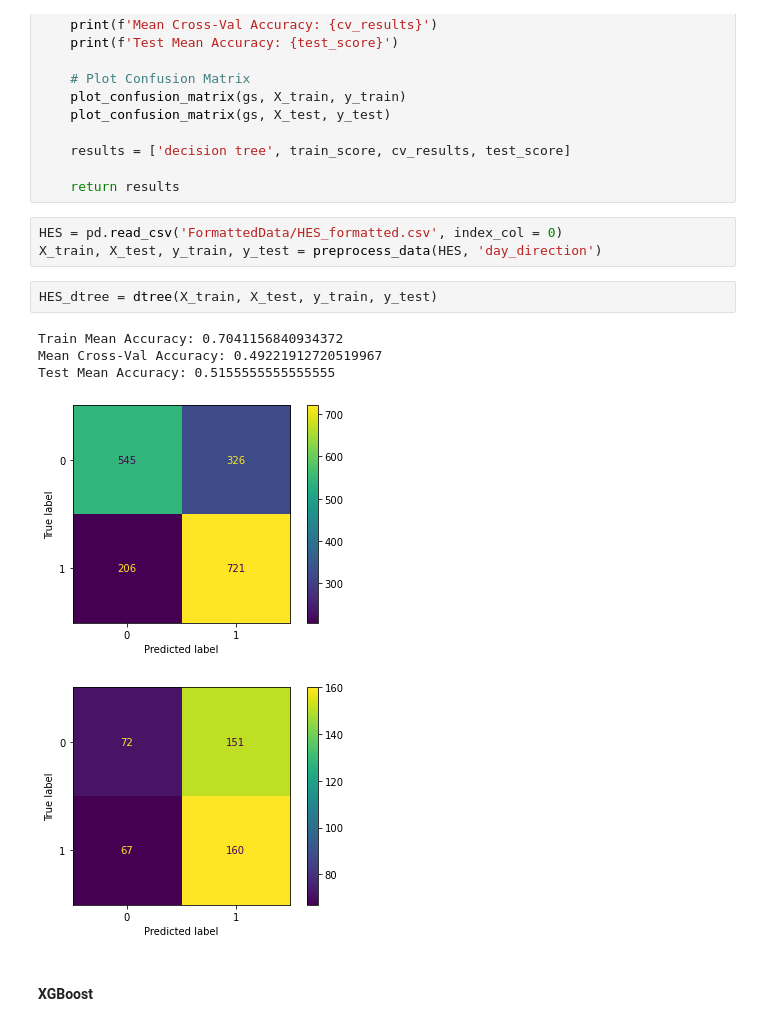
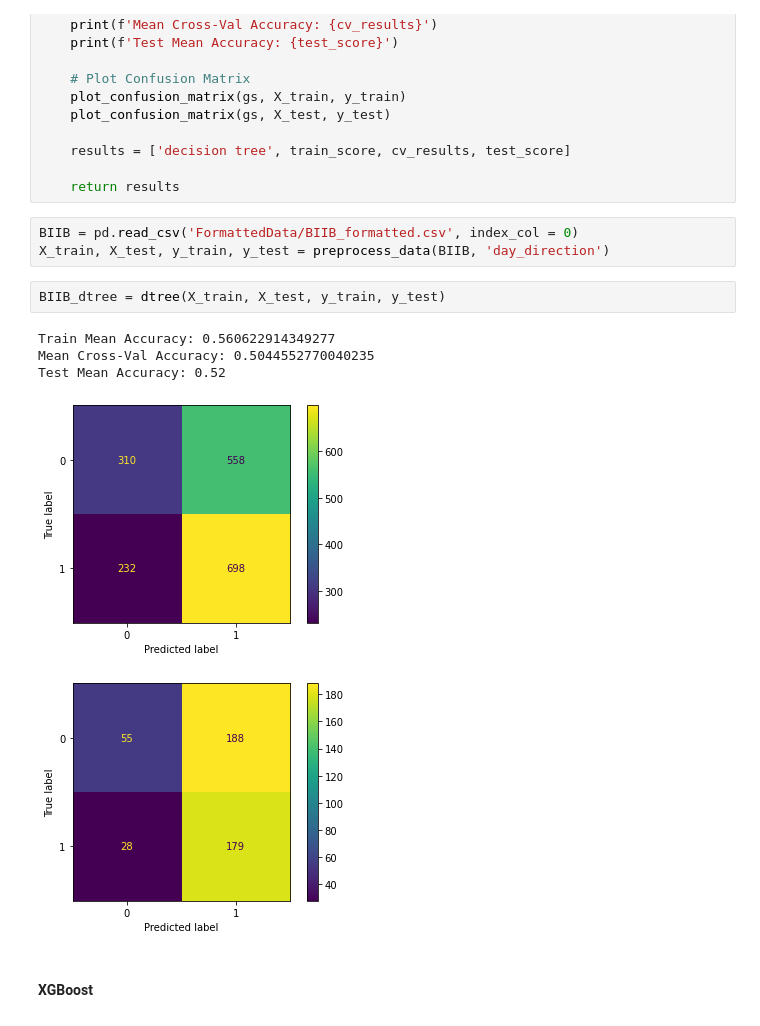
Before and after one commit to tjbray20/Market_Machine_Learning, a Jupyter notebook: MainNotebook.ipynb, the cells around one changed output. Cells and saved outputs as stored; diff of their text form.

```diff
--- a/MainNotebook.ipynb
+++ b/MainNotebook.ipynb
@@ -807,16 +811,16 @@ def dtree(X_train, X_test, y_train, y_test, cv=5):
 
     return results
 # %%
-HES = pd.read_csv('FormattedData/HES_formatted.csv', index_col = 0)
-X_train, X_test, y_train, y_test = preprocess_data(HES, 'day_direction')
+BIIB = pd.read_csv('FormattedData/BIIB_formatted.csv', index_col = 0)
+X_train, X_test, y_train, y_test = preprocess_data(BIIB, 'day_direction')
 # %%
-HES_dtree = dtree(X_train, X_test, y_train, y_test)
+BIIB_dtree = dtree(X_train, X_test, y_train, y_test)
 # %% [output]
-Train Mean Accuracy: 0.7041156840934372
-Mean Cross-Val Accuracy: 0.49221912720519967
-Test Mean Accuracy: 0.5155555555555555
+Train Mean Accuracy: 0.560622914349277
+Mean Cross-Val Accuracy: 0.5044552770040235
+Test Mean Accuracy: 0.52
-[figure, old version]
+[figure, new version]
-[figure, old version]
+[figure, new version]
 # %% [markdown]
 #### XGBoost
 # %%
```
Also changed, not shown: parts of 11 cells of this notebook, 2 other files.
